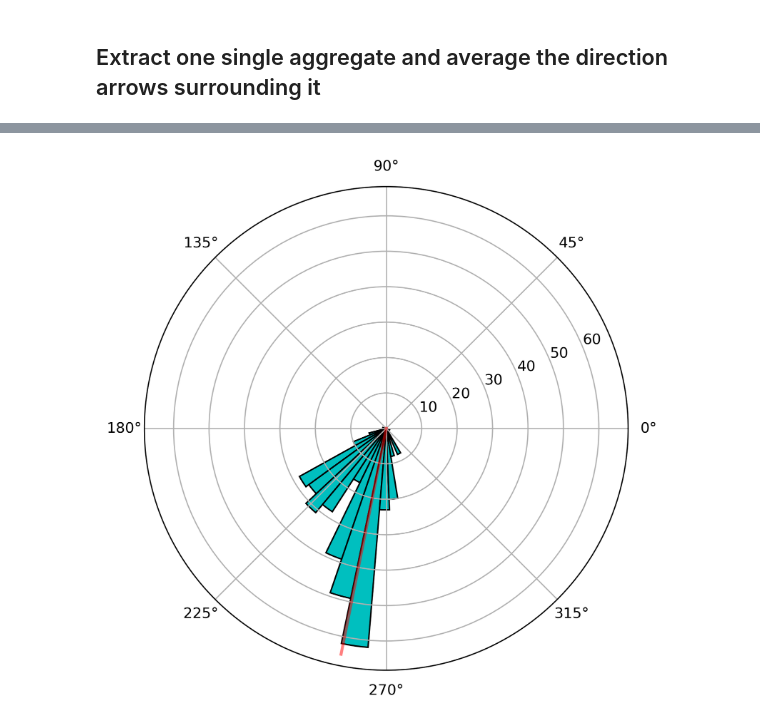
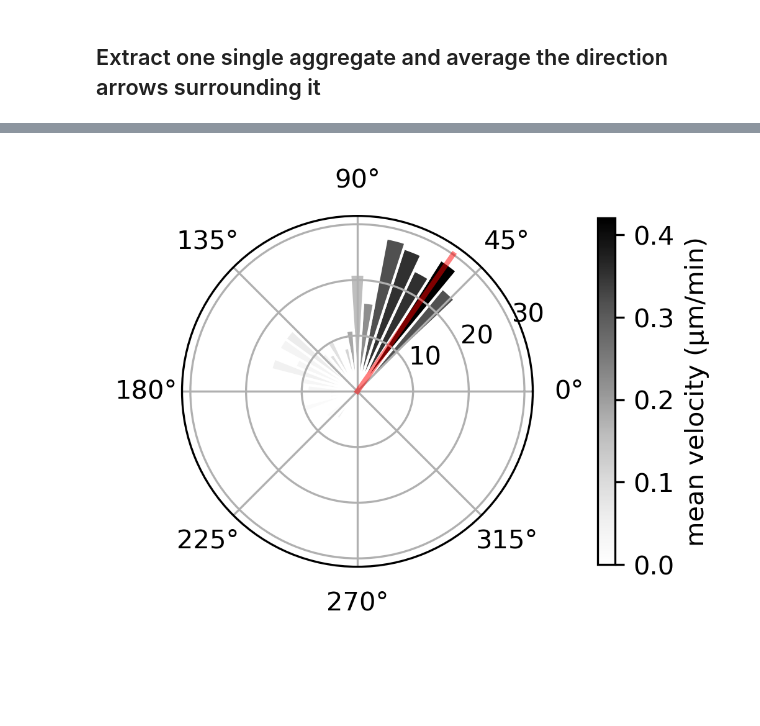
Before and after one commit to rzhou-space/PIV_analysis_headon_data, a Jupyter notebook: Code(cleaned)/RedBeads/PIV_postprocessing(edited).ipynb, the cells around one changed output, grey strips where cells are left out. Drawn from its saved outputs; the diff is of its cells as text; code cells hidden in the pictures; blank space fills up the shorter version.

```diff
--- a/Code(cleaned)/RedBeads/PIV_postprocessing(edited).ipynb
+++ b/Code(cleaned)/RedBeads/PIV_postprocessing(edited).ipynb
@@ -83,7 +91,3 @@ def select_neighbour_region(center, t, dist, xgrid, ygrid, U, V):
     select_V = [V[t][row, col] for row, col in vec_indeces]
 
     return np.array(final_select_xgrid), np.array(final_select_ygrid), np.array(select_U), np.array(select_V)
-# %%
-# center = [y, x] corrdinate!
-x, y, u, v = select_neighbour_region([450, 690], 110, 100, xgrid, ygrid, U, V)
-plt.quiver(y, x, u, -v)
@@ -125,5 +146,5 @@ plt.quiver([0], [0], [-16], [-80], color="red")
 # %%
-def rose_plot(center, x, y, dist, reference_length):
+def rose_plot(center, x, y, dist, reference_length, t0, t1, pxl_conversion, time_conversion, img_name):
     # Having vectors in x and y components. Convert into angles.
     # Hitogram counting the number of vectors with corresponding angle. -- for all frames contained in PIV matrix.
     # center: [y, x] pixel coordinates for manually defined aggregate center.
@@ -131,8 +152,6 @@ def rose_plot(center, x, y, dist, reference_length):
     # dist: radius of squared surounding region.
     # reference_length: For visualisation of reference polarisation vector direction. Manually determine the length.
 
-    t0 = 0
-    t1 = np.shape(U)[0]
     # Calculate the averaged surounding flow vectors for all frames contained in PIV matrix U.
     avg_u, avg_v = avrage_neighbour_direction_over_time(center, t0, t1, dist, xgrid, ygrid, U, V)
     # Calculate angles for each of the averaged flow vector.
@@ -141,14 +160,34 @@ def rose_plot(center, x, y, dist, reference_length):
     # Extra refrence polarisation vecotor for highlighting.
     extra_angle = np.arctan2(y, x)
 
-    # Plot in a rose plot. Histogramm counting the number of vectors with certain angle.
-    plt.figure(figsize=(6, 6), dpi=300)
+    # Mean velocity of vectors that fall into the same bin.
+    num_bins = 50
+    bins = np.linspace(-np.pi, np.pi, num_bins + 1)
+    mean_for_bins = mean_each_bin_for_rose_plot(avg_u, avg_v, angles, bins, num_bins, pxl_conversion, time_conversion)
+
+    # Create the polar plot, with histogram counting the number of vectors pointing to the corresponding direction.
+    # Histogram bars are colored by the mean velocity of vectors in each bar/bin.
+    fig = plt.figure(figsize=(3, 3), dpi=300)
     ax = plt.subplot(111, projection='polar')
-    num_bins = 50
-    ax.hist(angles, bins=num_bins, color='c', edgecolor='black') # The number of vectors with certain angle.
+    # Create the histogram (rose plot) and get the patches (bars) and bin edges.
+    counts, bin_edges, patches = ax.hist(angles, bins=num_bins, range=(-np.pi, np.pi), edgecolor='white')
+
+    # Normalize the custom values for color mapping
+    norm = Normalize(vmin=min(mean_for_bins), vmax=max(mean_for_bins))
+    cmap = plt.get_cmap('Grays')
+
+    # Color each bar based on its corresponding custom value.
+    for patch, custom_value in zip(patches, mean_for_bins):
+        patch.set_facecolor(cmap(norm(custom_value)))
+
+    # Highlight the reference polarisation direction.
     ax.plot([extra_angle, extra_angle], [0, reference_length], color='red', linewidth=2, label='Highlighted Vector', alpha=0.5)
-    plt.show()
+    # Show colorbar with setting of position by pad and size by fraction.
+    cbar = fig.colorbar(plt.cm.ScalarMappable(cmap=cmap, norm=norm), ax=ax, fraction=0.04, pad=0.15)
+    cbar.set_label("mean velocity (μm/min)")
+
+    plt.savefig(img_name, format="svg")
-# %%
-rose_plot([450, 690], -16, -80, 100, 65)
-# %% [output]
-[figure, removed]
+# %%
+rose_plot([1100, 480], 7, 10, 100, 30, 0, np.shape(U)[0], 1.8, 15, "epithelium_mesenchyme_recombination_b1_polar_plot.svg")
+# %% [output]
+[figure, added]
```
Also changed, not shown: parts of 16 cells of this notebook, 1 other file.
